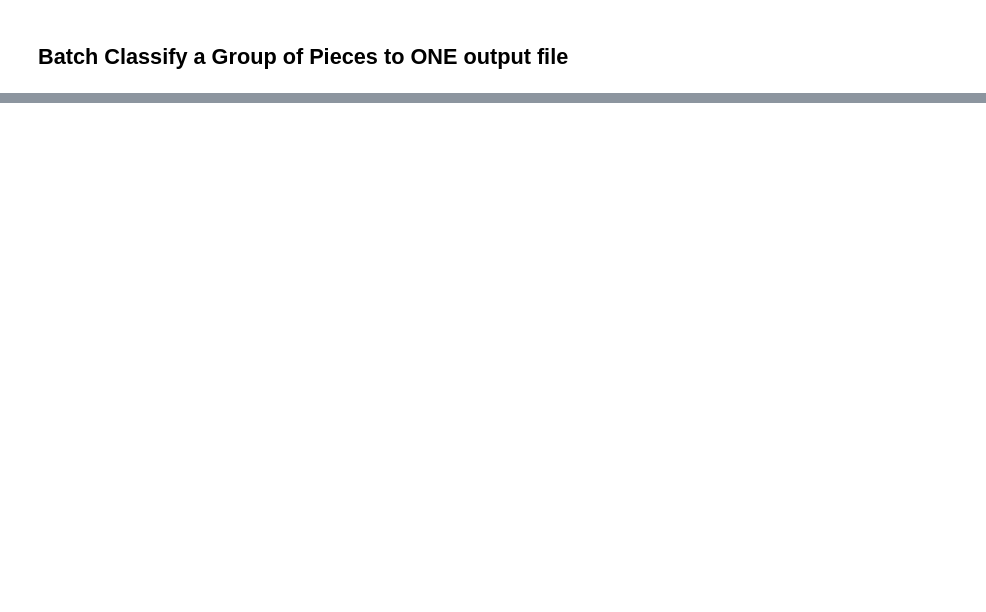
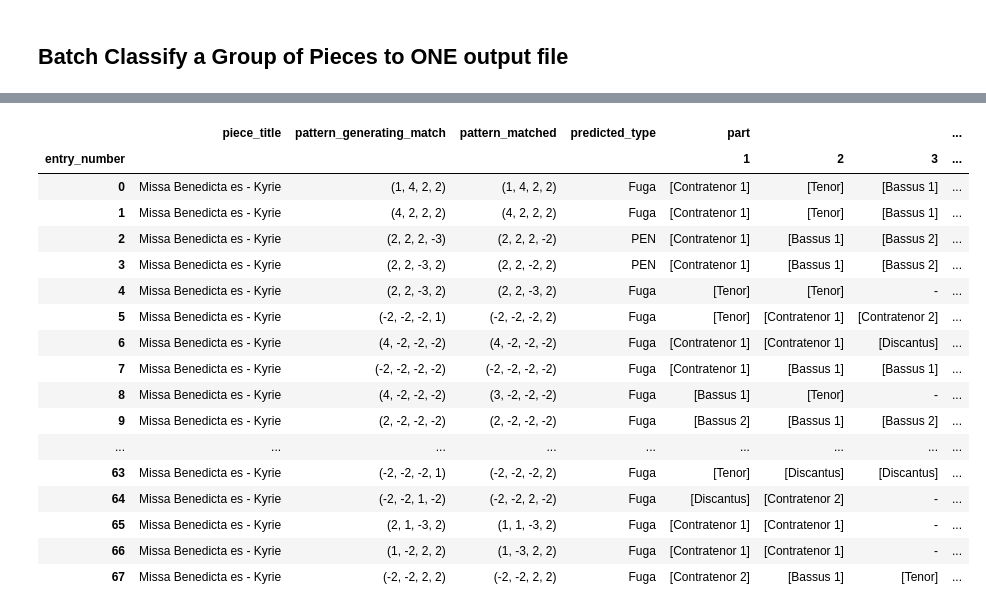
Before and after one commit to trangdang168/CRIM_Intervals_Notebooks, a Jupyter notebook: CRIM_Classify_Corpus_6_2021.ipynb, the cells around one changed output, grey strips where cells are left out. Cells and saved outputs as stored; diff of their text form; code cells hidden in the pictures; blank space fills up the shorter version.

```diff
--- a/CRIM_Classify_Corpus_6_2021.ipynb
+++ b/CRIM_Classify_Corpus_6_2021.ipynb
@@ -175,8 +177,8 @@ def batch_classify(corpus_titles, duration_type="real", interval_type="generic",
     #
     #     p3.to_csv("corpus_classified.csv")
     #
-        pivot_sort.to_csv(f"{clean_title}_{interval_type}_{match_type}_{duration_type}.csv")
-#     return pivot_sort
+#         pivot_sort.to_csv(f"{clean_title}_{interval_type}_{match_type}_{duration_type}.csv")
+    return pivot_sort
 
 
 # Converts lists to tuples
@@ -249,7 +251,7 @@ titles = ['CRIM_Model_0017.mei', 'CRIM_Mass_0015_1.mei']
 # 'Riquet_Missa_Susanne_5.mei_msg.mei']
 
 
-batch_classify(titles)
+batch_classify(titles[0])
 # %% [output]
 Requesting file from https://raw.githubusercontent.com/CRIM-Project/CRIM-online/master/crim/static/mei/MEI_3.0/CRIM_Model_0017.mei...
 Successfully imported.
@@ -260,2 +263,20 @@ Memoized piece detected...
 Finding close matches...
 185 melodic intervals had more than 3 exact or close matches.
+|  | piece_title | pattern_generating_match | pattern_matched | predicted_type | part |  |  | ... |
+| entry_number |  |  |  |  | 1 | 2 | 3 | ... |
+| 0 | Missa Benedicta es - Kyrie | (1, 4, 2, 2) | (1, 4, 2, 2) | Fuga | [Contratenor 1] | [Tenor] | [Bassus 1] | ... |
+| 1 | Missa Benedicta es - Kyrie | (4, 2, 2, 2) | (4, 2, 2, 2) | Fuga | [Contratenor 1] | [Tenor] | [Bassus 1] | ... |
+| 2 | Missa Benedicta es - Kyrie | (2, 2, 2, -3) | (2, 2, 2, -2) | PEN | [Contratenor 1] | [Bassus 1] | [Bassus 2] | ... |
+| 3 | Missa Benedicta es - Kyrie | (2, 2, -3, 2) | (2, 2, -2, 2) | PEN | [Contratenor 1] | [Bassus 1] | [Bassus 2] | ... |
+| 4 | Missa Benedicta es - Kyrie | (2, 2, -3, 2) | (2, 2, -3, 2) | Fuga | [Tenor] | [Tenor] | - | ... |
+| 5 | Missa Benedicta es - Kyrie | (-2, -2, -2, 1) | (-2, -2, -2, 2) | Fuga | [Tenor] | [Contratenor 1] | [Contratenor 2] | ... |
+| 6 | Missa Benedicta es - Kyrie | (4, -2, -2, -2) | (4, -2, -2, -2) | Fuga | [Contratenor 1] | [Contratenor 1] | [Discantus] | ... |
+| 7 | Missa Benedicta es - Kyrie | (-2, -2, -2, -2) | (-2, -2, -2, -2) | Fuga | [Contratenor 1] | [Bassus 1] | [Bassus 1] | ... |
+| 8 | Missa Benedicta es - Kyrie | (4, -2, -2, -2) | (3, -2, -2, -2) | Fuga | [Bassus 1] | [Tenor] | - | ... |
+| 9 | Missa Benedicta es - Kyrie | (2, -2, -2, -2) | (2, -2, -2, -2) | Fuga | [Bassus 2] | [Bassus 1] | [Bassus 2] | ... |
+| ... | ... | ... | ... | ... | ... | ... | ... | ... |
+| 63 | Missa Benedicta es - Kyrie | (-2, -2, -2, 1) | (-2, -2, -2, 2) | Fuga | [Tenor] | [Discantus] | [Discantus] | ... |
+| 64 | Missa Benedicta es - Kyrie | (-2, -2, 1, -2) | (-2, -2, 2, -2) | Fuga | [Discantus] | [Contratenor 2] | - | ... |
+| 65 | Missa Benedicta es - Kyrie | (2, 1, -3, 2) | (1, 1, -3, 2) | Fuga | [Contratenor 1] | [Contratenor 1] | - | ... |
+| 66 | Missa Benedicta es - Kyrie | (1, -2, 2, 2) | (1, -3, 2, 2) | Fuga | [Contratenor 1] | [Contratenor 1] | - | ... |
+| 67 | Missa Benedicta es - Kyrie | (-2, -2, 2, 2) | (-2, -2, 2, 2) | Fuga | [Contratenor 2] | [Bassus 1] | [Tenor] | ... |
```
Also changed, not shown: parts of 2 cells of this notebook, 4 other files.
